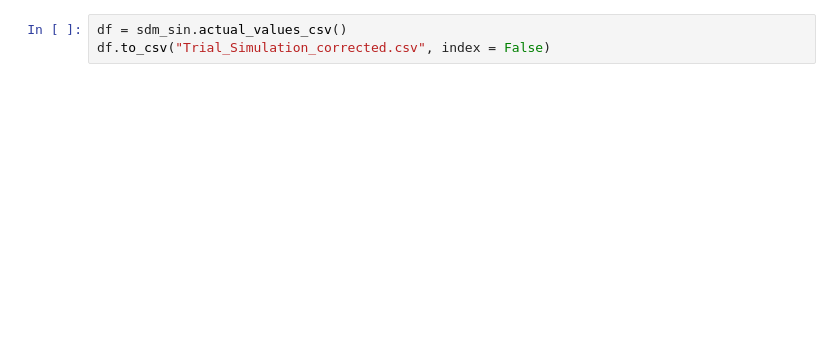
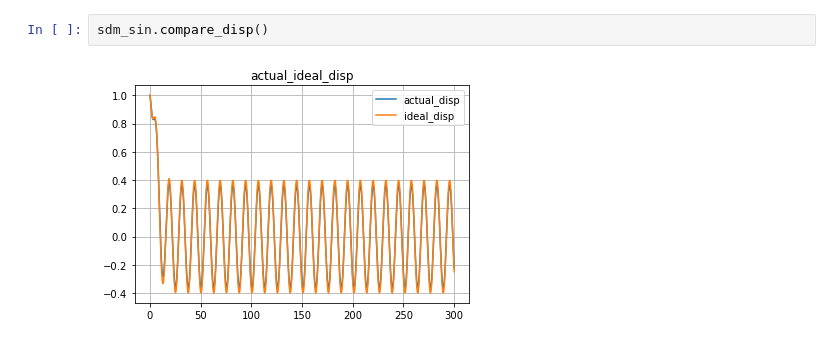
Before and after one commit to bharadwaj1098/Auto, a Jupyter notebook: graphs.ipynb, the cells around one changed output. Saved outputs shown, nothing was run; the diff lists cells and outputs as text; blank space fills up the shorter version.

```diff
--- a/graphs.ipynb
+++ b/graphs.ipynb
@@ -22,3 +26,4 @@ sdm_sin.actual_graph()
-# %%
-df = sdm_sin.actual_values_csv()
-df.to_csv("Trial_Simulation_corrected.csv", index = False)
+# %%
+sdm_sin.compare_disp()
+# %% [output]
+[figure, added]
```
Also changed, not shown: parts of 20 cells of this notebook, 3 other files.
